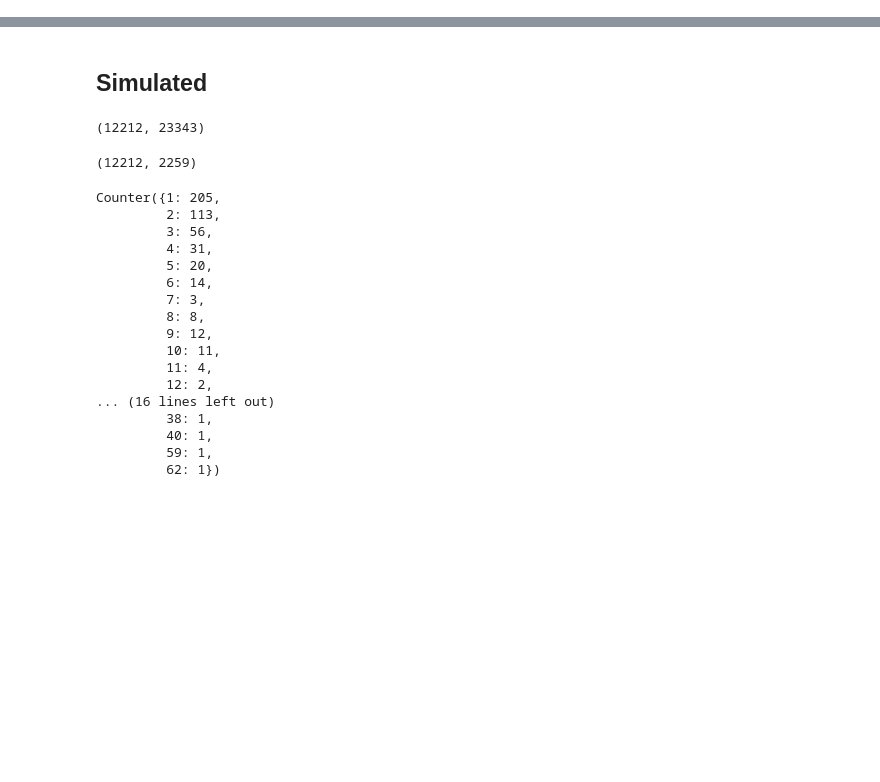
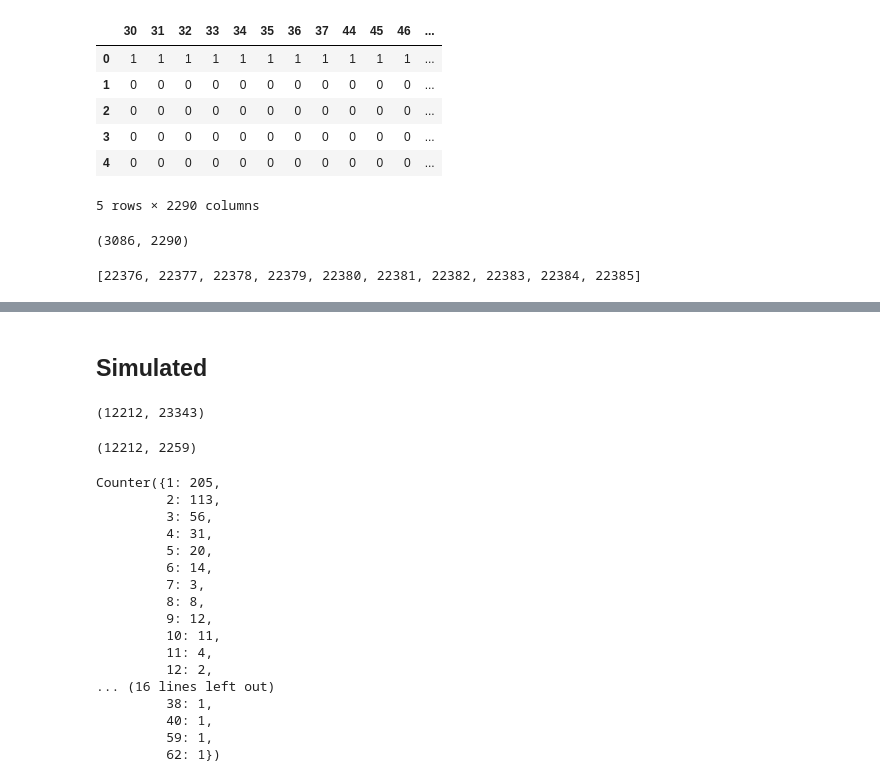
Before and after one commit to gaow/cnv-gene-mapping, a Jupyter notebook: dsc/20190717_workflow.ipynb, the cells around one changed output, grey strips where cells are left out. Saved outputs shown, nothing was run; the diff lists cells and outputs as text; code cells hidden in the pictures; blank space fills up the shorter version.

```diff
--- a/dsc/20190717_workflow.ipynb
+++ b/dsc/20190717_workflow.ipynb
@@ -54,0 +82,16 @@ python: expand = '${ }'
+# %%
+data_clean = data.loc[:, (data != 0).any(axis = 0)]
+# %%
+data_clean.head()
+# %% [output]
+|  | 30 | 31 | 32 | 33 | 34 | 35 | 36 | 37 | 44 | 45 | 46 | ... |
+| 0 | 1 | 1 | 1 | 1 | 1 | 1 | 1 | 1 | 1 | 1 | 1 | ... |
+| 1 | 0 | 0 | 0 | 0 | 0 | 0 | 0 | 0 | 0 | 0 | 0 | ... |
+| 2 | 0 | 0 | 0 | 0 | 0 | 0 | 0 | 0 | 0 | 0 | 0 | ... |
+| 3 | 0 | 0 | 0 | 0 | 0 | 0 | 0 | 0 | 0 | 0 | 0 | ... |
+| 4 | 0 | 0 | 0 | 0 | 0 | 0 | 0 | 0 | 0 | 0 | 0 | ... |
+5 rows × 2290 columns
+# %%
+data_clean.shape
+# %% [output]
+(3086, 2290)
@@ -54,0 +100,4 @@ python: expand = '${ }'
+# %%
+indices[-10:]
+# %% [output]
+[22376, 22377, 22378, 22379, 22380, 22381, 22382, 22383, 22384, 22385]
```
Also changed, not shown: parts of 19 cells of this notebook.
